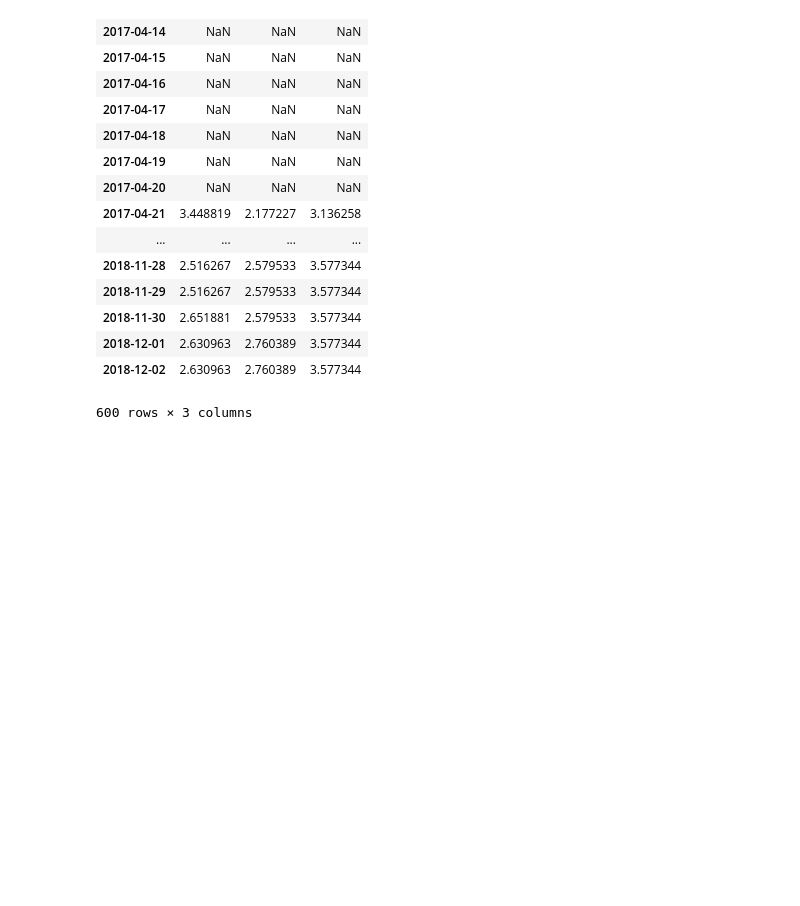
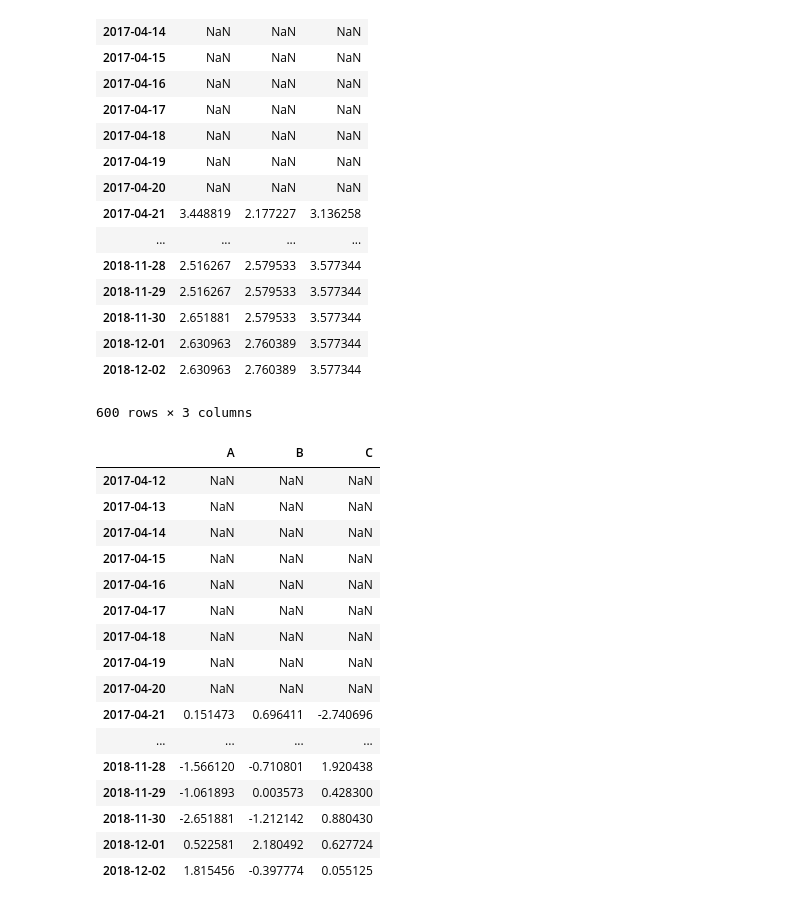
Before and after one commit to vipulsingh24/Time-Series-Analysis-with-Python, a Jupyter notebook: 5.Moving Window Functions.ipynb, the cells around one changed output. Cells and saved outputs as stored; diff of their text form; code cells hidden in the pictures; blank space fills up the shorter version.

```diff
--- a/5.Moving Window Functions.ipynb
+++ b/5.Moving Window Functions.ipynb
@@ -118,5 +118,22 @@ df.rolling(window=10, center=False).apply(lambda x: x.max()-x.min()) # Max value
 | 2018-12-02 | 2.630963 | 2.760389 | 3.577344 |
 600 rows × 3 columns
 # %%
-df.rolling(window=10, center=False).apply(lambda x: x[0]-x.[-1]
+df.rolling(window=10, center=False).apply(lambda x: x[0]-x[-1])
 # %% [output]
+|  | A | B | C |
+| 2017-04-12 | NaN | NaN | NaN |
+| 2017-04-13 | NaN | NaN | NaN |
+| 2017-04-14 | NaN | NaN | NaN |
+| 2017-04-15 | NaN | NaN | NaN |
+| 2017-04-16 | NaN | NaN | NaN |
+| 2017-04-17 | NaN | NaN | NaN |
+| 2017-04-18 | NaN | NaN | NaN |
+| 2017-04-19 | NaN | NaN | NaN |
+| 2017-04-20 | NaN | NaN | NaN |
+| 2017-04-21 | 0.151473 | 0.696411 | -2.740696 |
+| ... | ... | ... | ... |
+| 2018-11-28 | -1.566120 | -0.710801 | 1.920438 |
+| 2018-11-29 | -1.061893 | 0.003573 | 0.428300 |
+| 2018-11-30 | -2.651881 | -1.212142 | 0.880430 |
+| 2018-12-01 | 0.522581 | 2.180492 | 0.627724 |
+| 2018-12-02 | 1.815456 | -0.397774 | 0.055125 |
```
Also changed, not shown: parts of 11 cells of this notebook.
